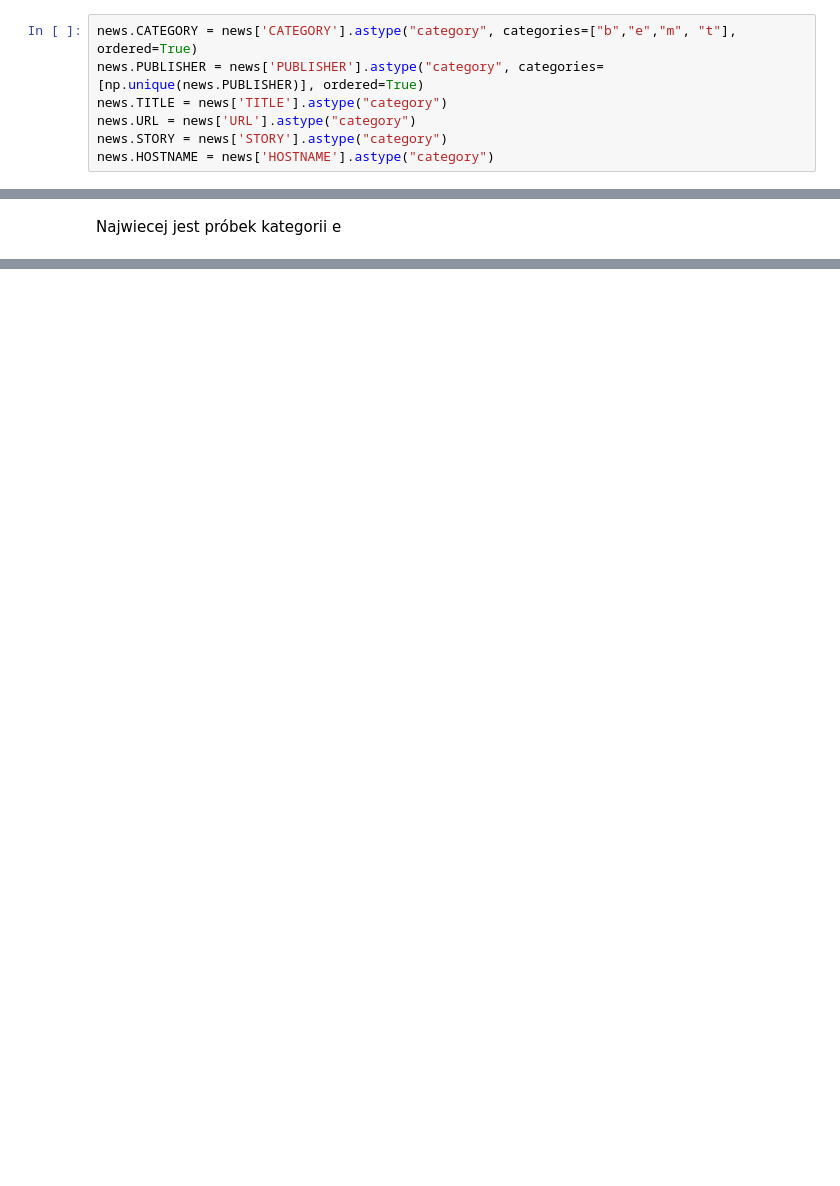
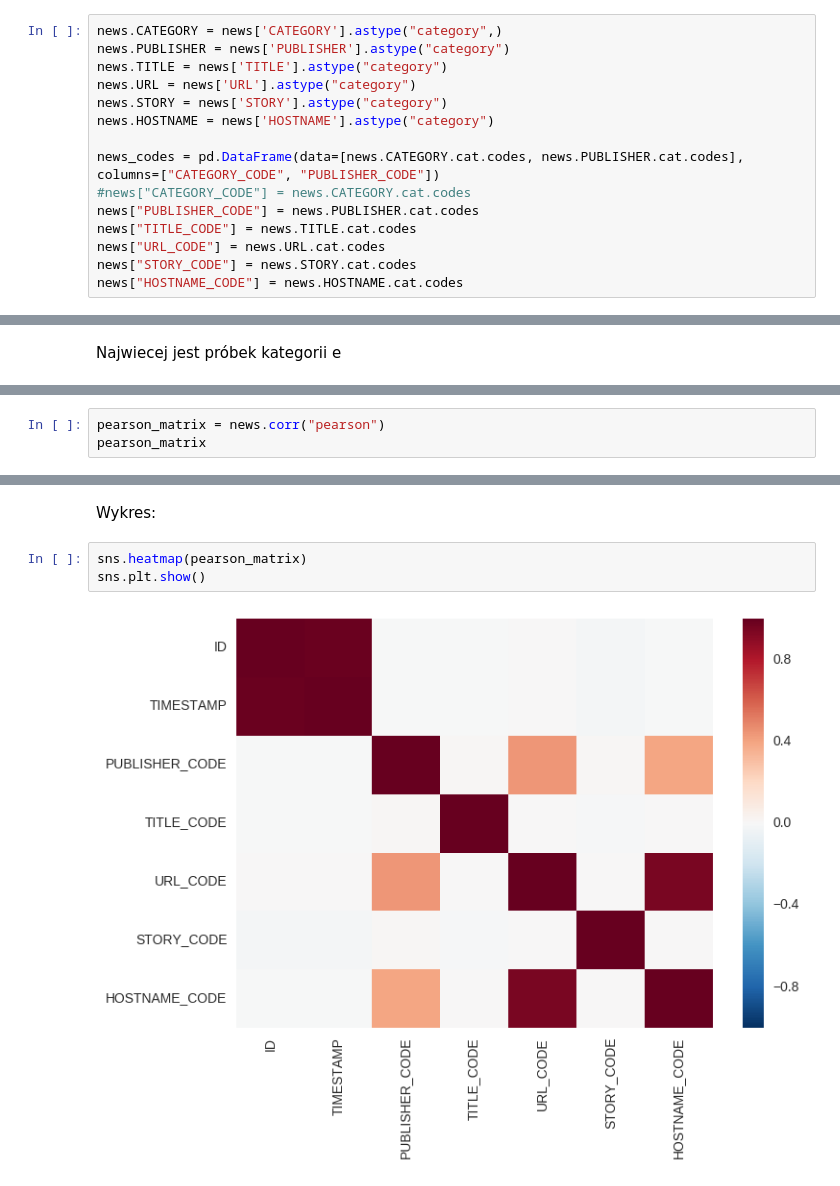
Before and after one commit to kiker7/Eksploracja-danych-projekt, a Jupyter notebook: Sprawozdanie.ipynb, the cells around one changed output, grey strips where cells are left out. Saved outputs shown, nothing was run; the diff lists cells and outputs as text; blank space fills up the shorter version.

```diff
--- a/Sprawozdanie.ipynb
+++ b/Sprawozdanie.ipynb
@@ -36,7 +16,15 @@ news
 # %%
-news.CATEGORY = news['CATEGORY'].astype("category", categories=["b","e","m", "t"], ordered=True)
-news.PUBLISHER = news['PUBLISHER'].astype("category", categories=[np.unique(news.PUBLISHER)], ordered=True)
+news.CATEGORY = news['CATEGORY'].astype("category",)
+news.PUBLISHER = news['PUBLISHER'].astype("category")
 news.TITLE = news['TITLE'].astype("category")
 news.URL = news['URL'].astype("category")
 news.STORY = news['STORY'].astype("category")
 news.HOSTNAME = news['HOSTNAME'].astype("category")
+
+news_codes = pd.DataFrame(data=[news.CATEGORY.cat.codes, news.PUBLISHER.cat.codes], columns=["CATEGORY_CODE", "PUBLISHER_CODE"])
+#news["CATEGORY_CODE"] = news.CATEGORY.cat.codes
+news["PUBLISHER_CODE"] = news.PUBLISHER.cat.codes
+news["TITLE_CODE"] = news.TITLE.cat.codes
+news["URL_CODE"] = news.URL.cat.codes
+news["STORY_CODE"] = news.STORY.cat.codes
+news["HOSTNAME_CODE"] = news.HOSTNAME.cat.codes
@@ -184,0 +175,3 @@ news['CATEGORY'].corr(news['PUBLISHER'], method='spearman')
+# %%
+pearson_matrix = news.corr("pearson")
+pearson_matrix
@@ -184,0 +187,7 @@ news['CATEGORY'].corr(news['PUBLISHER'], method='spearman')
+# %% [markdown]
+Wykres:
+# %%
+sns.heatmap(pearson_matrix)
+sns.plt.show()
+# %% [output]
+[figure, added]
```
Also changed, not shown: parts of 7 cells of this notebook.
